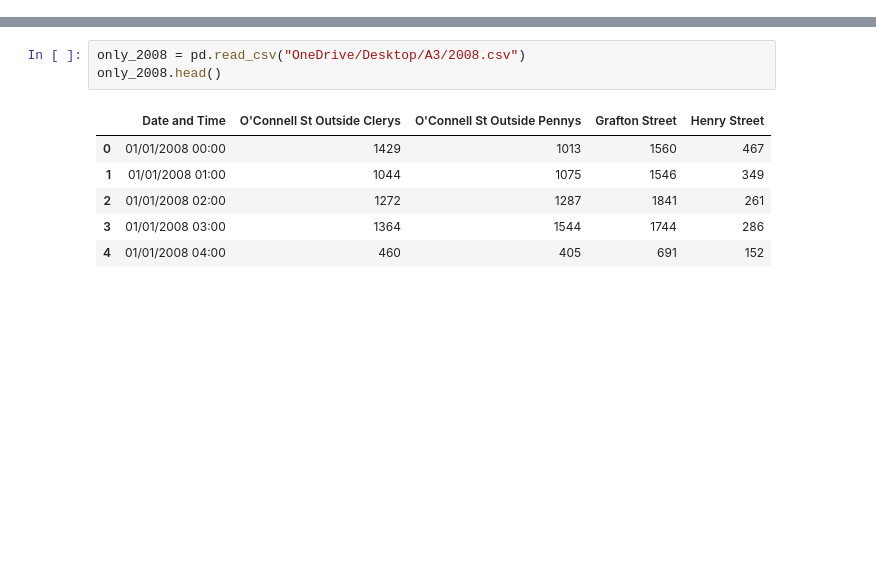
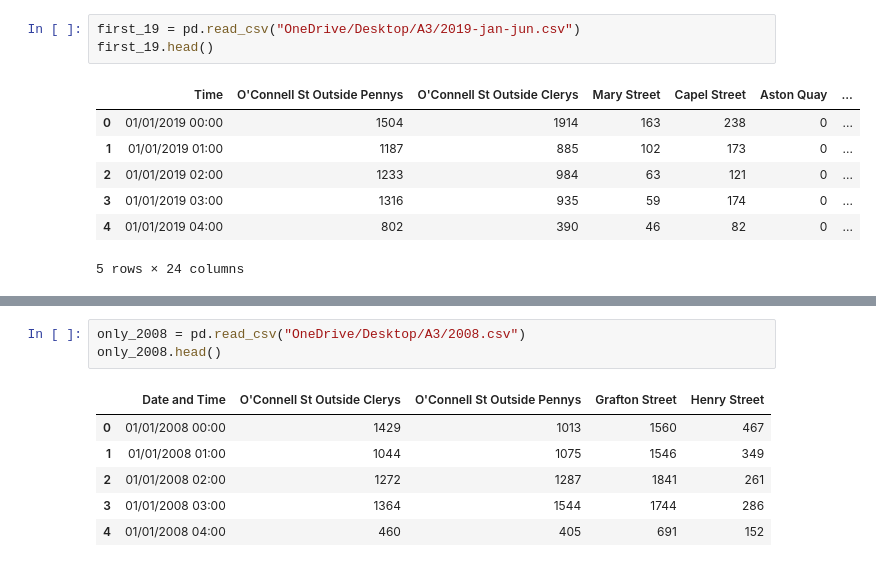
Before and after one commit to teg-lad/data-processing-and-cleaning-assignment, a Jupyter notebook: notebooks/ca273-processing.ipynb, the cells around one changed output, grey strips where cells are left out. Cells and saved outputs as stored; diff of their text form; blank space fills up the shorter version.

```diff
--- a/notebooks/ca273-processing.ipynb
+++ b/notebooks/ca273-processing.ipynb
@@ -8,0 +114,11 @@ import pandas as pd
+# %%
+first_19 = pd.read_csv("OneDrive/Desktop/A3/2019-jan-jun.csv")
+first_19.head()
+# %% [output]
+|  | Time | O'Connell St Outside Pennys | O'Connell St Outside Clerys | Mary Street | Capel Street | Aston Quay | ... |
+| 0 | 01/01/2019 00:00 | 1504 | 1914 | 163 | 238 | 0 | ... |
+| 1 | 01/01/2019 01:00 | 1187 | 885 | 102 | 173 | 0 | ... |
+| 2 | 01/01/2019 02:00 | 1233 | 984 | 63 | 121 | 0 | ... |
+| 3 | 01/01/2019 03:00 | 1316 | 935 | 59 | 174 | 0 | ... |
+| 4 | 01/01/2019 04:00 | 802 | 390 | 46 | 82 | 0 | ... |
+5 rows × 24 columns
```
Also changed, not shown: parts of 31 cells of this notebook.
